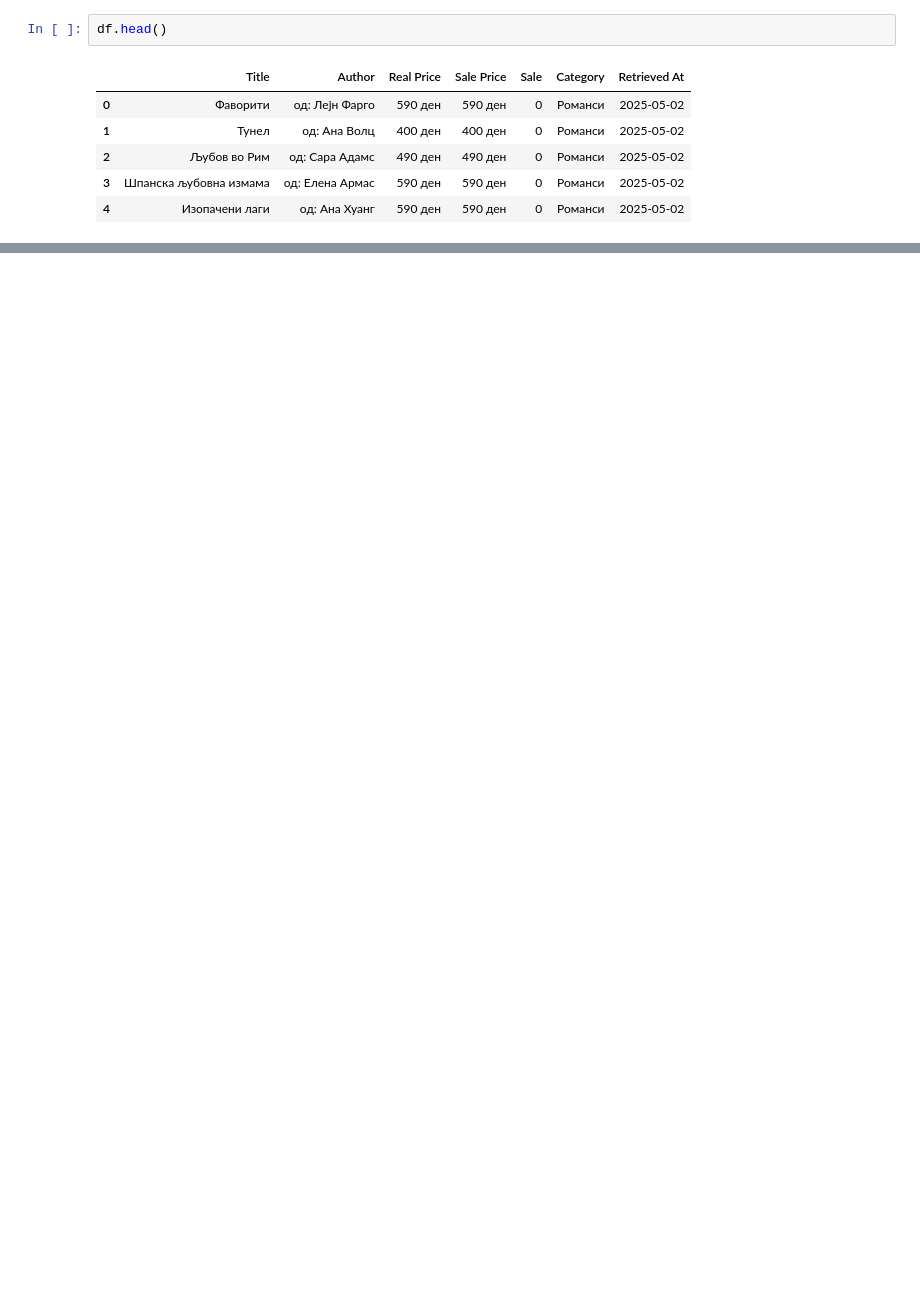
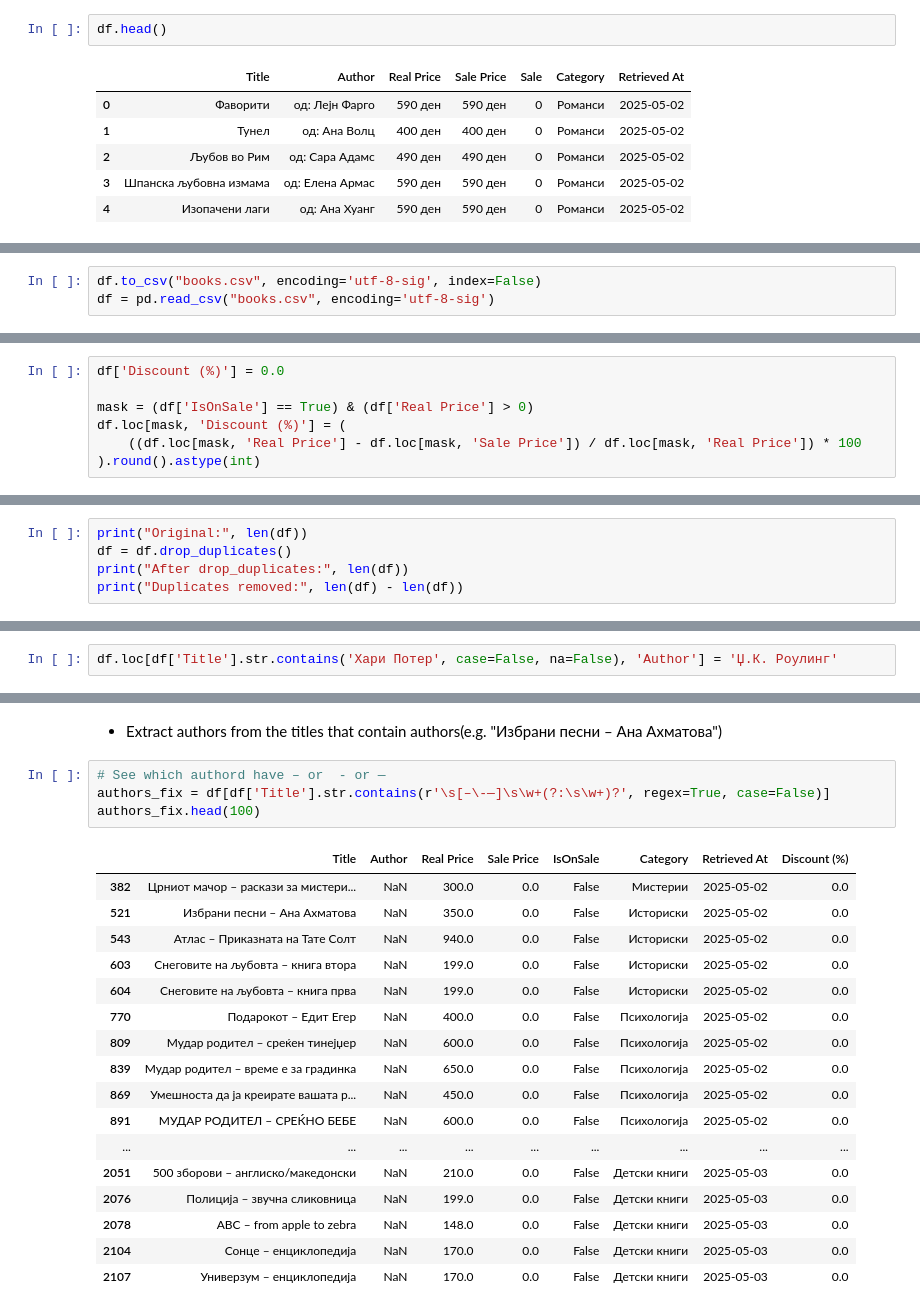
Before and after one commit to KTalia/I2DS_Project, a Jupyter notebook: sakamknigi.mk/preprocess.ipynb, the cells around one changed output, grey strips where cells are left out. Saved outputs shown, nothing was run; the diff lists cells and outputs as text; blank space fills up the shorter version.

```diff
--- a/sakamknigi.mk/preprocess.ipynb
+++ b/sakamknigi.mk/preprocess.ipynb
@@ -28,0 +97,3 @@ df.head()
+# %%
+df.to_csv("books.csv", encoding='utf-8-sig', index=False)
+df = pd.read_csv("books.csv", encoding='utf-8-sig')
@@ -28,0 +156,7 @@ df.head()
+# %%
+df['Discount (%)'] = 0.0
+
+mask = (df['IsOnSale'] == True) & (df['Real Price'] > 0)
+df.loc[mask, 'Discount (%)'] = (
+    ((df.loc[mask, 'Real Price'] - df.loc[mask, 'Sale Price']) / df.loc[mask, 'Real Price']) * 100
+).round().astype(int)
@@ -28,0 +212,5 @@ df.head()
+# %%
+print("Original:", len(df))
+df = df.drop_duplicates()
+print("After drop_duplicates:", len(df))
+print("Duplicates removed:", len(df) - len(df))
@@ -28,0 +236,2 @@ df.head()
+# %%
+df.loc[df['Title'].str.contains('Хари Потер', case=False, na=False), 'Author'] = 'Џ.К. Роулинг'
@@ -28,0 +250,24 @@ df.head()
+# %% [markdown]
+- Extract authors from the titles that contain authors(e.g. "Избрани песни – Ана Ахматова")
+# %%
+# See which authord have – or  - or —
+authors_fix = df[df['Title'].str.contains(r'\s[–\-—]\s\w+(?:\s\w+)?', regex=True, case=False)]
+authors_fix.head(100)
+# %% [output]
+|  | Title | Author | Real Price | Sale Price | IsOnSale | Category | Retrieved At | Discount (%) |
+| 382 | Црниот мачор – раскази за мистери... | NaN | 300.0 | 0.0 | False | Мистерии | 2025-05-02 | 0.0 |
+| 521 | Избрани песни – Ана Ахматова | NaN | 350.0 | 0.0 | False | Историски | 2025-05-02 | 0.0 |
+| 543 | Атлас – Приказната на Тате Солт | NaN | 940.0 | 0.0 | False | Историски | 2025-05-02 | 0.0 |
+| 603 | Снеговите на љубовта – книга втора | NaN | 199.0 | 0.0 | False | Историски | 2025-05-02 | 0.0 |
+| 604 | Снеговите на љубовта – книга прва | NaN | 199.0 | 0.0 | False | Историски | 2025-05-02 | 0.0 |
+| 770 | Подарокот – Едит Егер | NaN | 400.0 | 0.0 | False | Психологија | 2025-05-02 | 0.0 |
+| 809 | Мудар родител – среќен тинејџер | NaN | 600.0 | 0.0 | False | Психологија | 2025-05-02 | 0.0 |
+| 839 | Мудар родител – време е за градинка | NaN | 650.0 | 0.0 | False | Психологија | 2025-05-02 | 0.0 |
+| 869 | Умешноста да ја креирате вашата р... | NaN | 450.0 | 0.0 | False | Психологија | 2025-05-02 | 0.0 |
+| 891 | МУДАР РОДИТЕЛ – СРЕЌНО БЕБЕ | NaN | 600.0 | 0.0 | False | Психологија | 2025-05-02 | 0.0 |
+| ... | ... | ... | ... | ... | ... | ... | ... | ... |
+| 2051 | 500 зборови – англиско/македонски | NaN | 210.0 | 0.0 | False | Детски книги | 2025-05-03 | 0.0 |
+| 2076 | Полиција – звучна сликовница | NaN | 199.0 | 0.0 | False | Детски книги | 2025-05-03 | 0.0 |
+| 2078 | ABC – from apple to zebra | NaN | 148.0 | 0.0 | False | Детски книги | 2025-05-03 | 0.0 |
+| 2104 | Сонце – енциклопедија | NaN | 170.0 | 0.0 | False | Детски книги | 2025-05-03 | 0.0 |
+| 2107 | Универзум – енциклопедија | NaN | 170.0 | 0.0 | False | Детски книги | 2025-05-03 | 0.0 |
```
Also changed, not shown: parts of 57 cells of this notebook, 1 other file.
